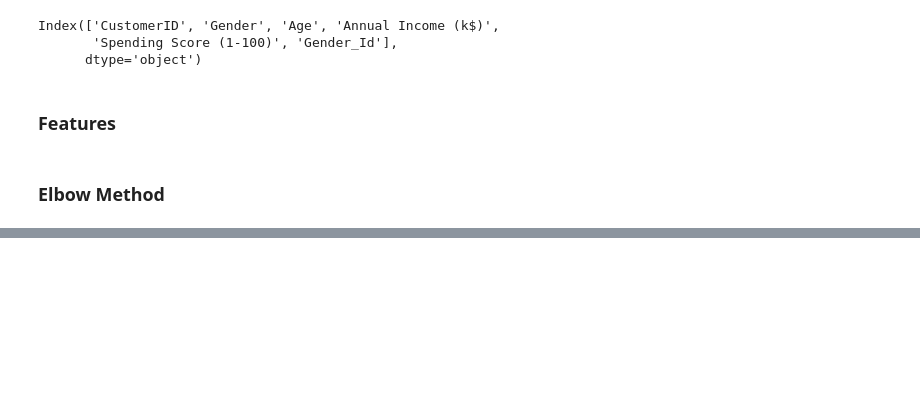
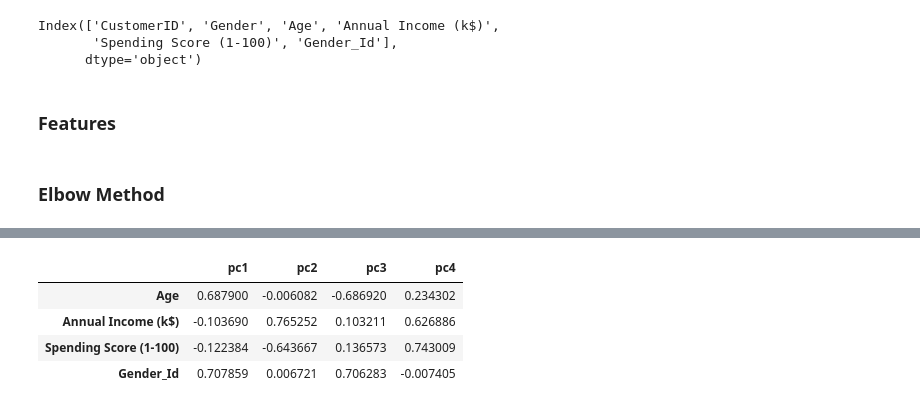
Before and after one commit to pinkimahato9814-afk/A1_Machine_learning_projects-infosis-, a Jupyter notebook: KMeans_unsupervised_model/KMeans.ipynb, the cells around one changed output, grey strips where cells are left out. Cells and saved outputs as stored; diff of their text form; code cells hidden in the pictures; blank space fills up the shorter version.

```diff
--- a/KMeans_unsupervised_model/KMeans.ipynb
+++ b/KMeans_unsupervised_model/KMeans.ipynb
@@ -85,0 +131,11 @@ total_customer
+# %%
+loadings= pd.DataFrame(pca.components_,
+                       index =features,
+                       columns=[f'pc{i+1}' for i in range(len(features))])
+loadings
+# %% [output]
+|  | pc1 | pc2 | pc3 | pc4 |
+| Age | 0.687900 | -0.006082 | -0.686920 | 0.234302 |
+| Annual Income (k$) | -0.103690 | 0.765252 | 0.103211 | 0.626886 |
+| Spending Score (1-100) | -0.122384 | -0.643667 | 0.136573 | 0.743009 |
+| Gender_Id | 0.707859 | 0.006721 | 0.706283 | -0.007405 |
```
Also changed, not shown: parts of 18 cells of this notebook, 7 other files.
